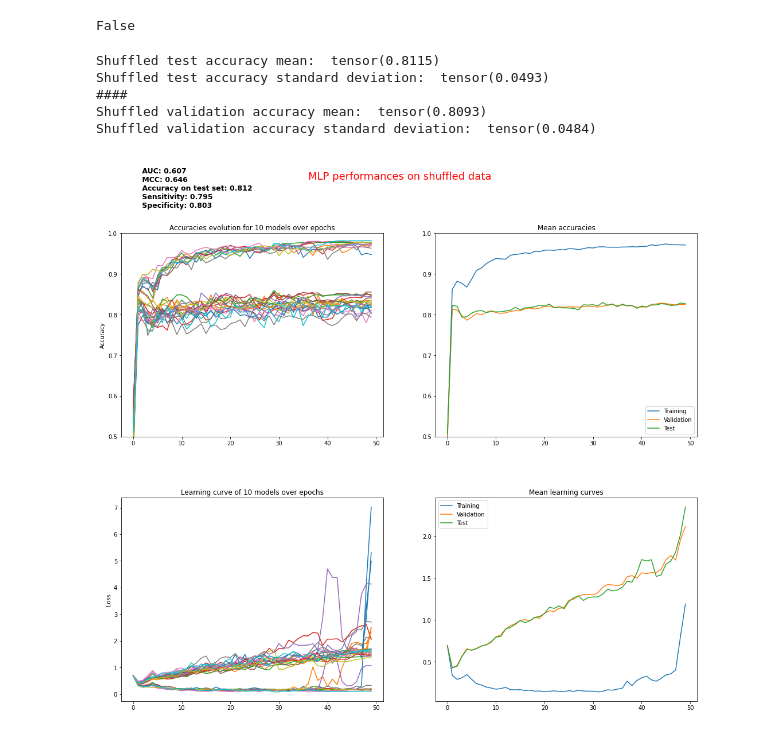
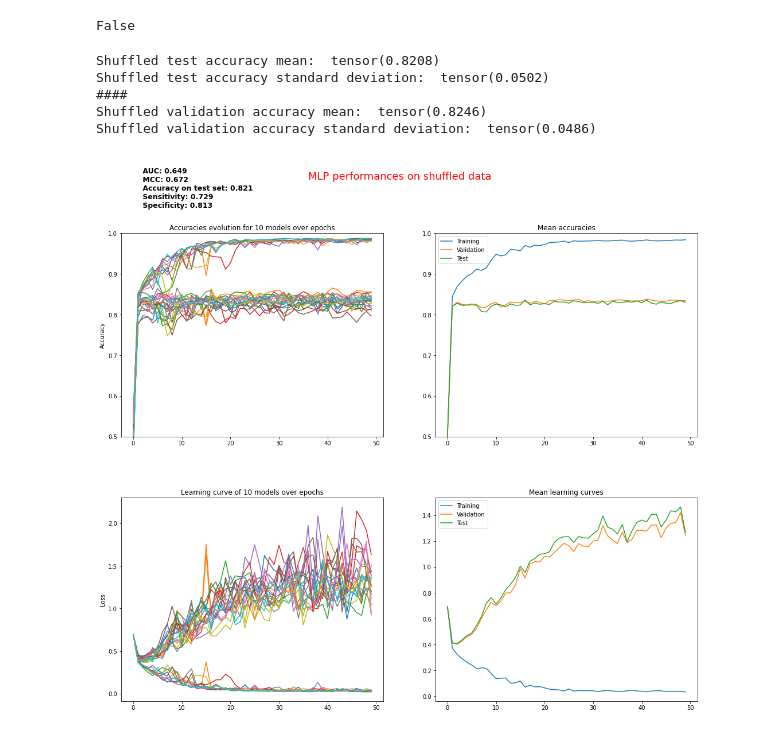
Before and after one commit to DeepRank/3D-Vac, a Jupyter notebook: src/5_train_models/explore_class_seq_xvalidation.ipynb, the cells around one changed output. Saved outputs shown, nothing was run; the diff lists cells and outputs as text; code cells hidden in the pictures.

```diff
--- a/src/5_train_models/explore_class_seq_xvalidation.ipynb
+++ b/src/5_train_models/explore_class_seq_xvalidation.ipynb
@@ -76,8 +76,8 @@ models_path = "/home/daqop/Desktop/M2/Internship/python/trained_models/"
 # models_path = "/home/daqop/mountpoint_snellius/3D-Vac/src/5_train_models/CNN/I/reg/seq/trained_models/"
 # models_path = "/home/daqop/train_branch_3D_Vac/src/5_train_models/CNN/I/classification/seq/trained_models/"
 model_names = {
-    "shuffled": "mlp_classification_mixed_encoder_1000_neurons_50_epochs_shuffled_batch_norm_64_batch_size.pt",
-    "clustered": "mlp_classification_mixed_encoder_1000_neurons_50_epochs_clustered_batch_norm_64_batch_size.pt",
+    "shuffled": "mlp_classification_mixed_encoder_1000_neurons_50_epochs_shuffled_64_batch_size.pt",
+    "clustered": "mlp_classification_mixed_encoder_1000_neurons_50_epochs_clustered_64_batch_size.pt",
     # "dtu_clustered": "mlp_classification_mixed_encoder_1000_neurons_200_epochs_clustered_dtu_64_batch_size.pt",
 }
 aucs, mccs, \
@@ -113,7 +113,7 @@ fig.suptitle(f"MLP performances on shuffled data", color="red", fontsize=18)
 fig.text(
     0.15,1,
     f"\n AUC: {aucs.mean():.3} \n MCC: {mccs.mean():.3} \n \
-Accuracy on test set: {test_accuracies.mean():.3} \n Sensitivity: {test_tpr.mean():.3} \n Specificity: {test_tnr.mean():.3}",
+Accuracy on test set: {test_accuracies.mean():.3} \n Sensitivity: {test_tpr.nan_to_num().mean():.3} \n Specificity: {test_tnr.mean():.3}",
     horizontalalignment="left",
     verticalalignment="top",
     fontweight=700,
@@ -134,35 +134,35 @@ ax2.plot(e, valid_accuracies.mean(1))
 ax2.plot(e, test_accuracies.mean(1))
 ax2.set_title("Mean accuracies")
 ax2.legend(["Training", "Validation", "Test"])
 ax2.set_ylim(0.5,1)
 
 ax3.plot(e, train_losses)
 ax3.plot(e, valid_losses)
 ax3.plot(e, test_losses)
 ax3.set_ylabel("Loss")
 ax3.set_title("Learning curve of 10 models over epochs")
 
 ax4.plot(e, train_losses.mean(1))
 ax4.plot(e, valid_losses.mean(1))
 ax4.plot(e, test_losses.mean(1))
 ax4.set_title("Mean learning curves")
 ax4.legend(["Training", "Validation", "Test"])
 
 fig.subplots_adjust(
     wspace=.2,
     hspace=.3
 )
 # fig.savefig("./shuffled_mlp_results_fixed_distribution.png", transparent=False, facecolor="white")
 print("Shuffled test accuracy mean: ", test_accuracies.mean())
 print("Shuffled test accuracy standard deviation: ", test_accuracies.std())
 print("####")
 print("Shuffled validation accuracy mean: ", valid_accuracies.mean())
 print("Shuffled validation accuracy standard deviation: ", valid_accuracies.std())
 print()
 # %% [output]
-Shuffled test accuracy mean:  tensor(0.8115)
-Shuffled test accuracy standard deviation:  tensor(0.0493)
+Shuffled test accuracy mean:  tensor(0.8208)
+Shuffled test accuracy standard deviation:  tensor(0.0502)
 ####
-Shuffled validation accuracy mean:  tensor(0.8093)
-Shuffled validation accuracy standard deviation:  tensor(0.0484)
+Shuffled validation accuracy mean:  tensor(0.8246)
+Shuffled validation accuracy standard deviation:  tensor(0.0486)
-[figure, old version]
+[figure, new version]
```
Also changed, not shown: 1 other file.
